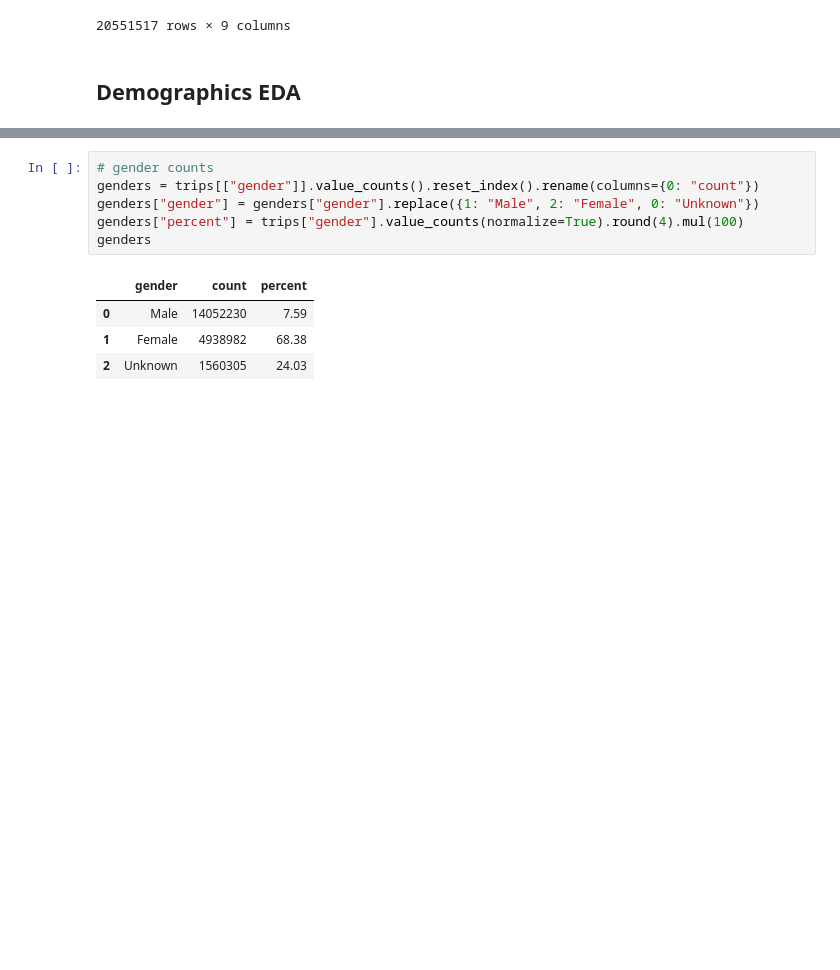
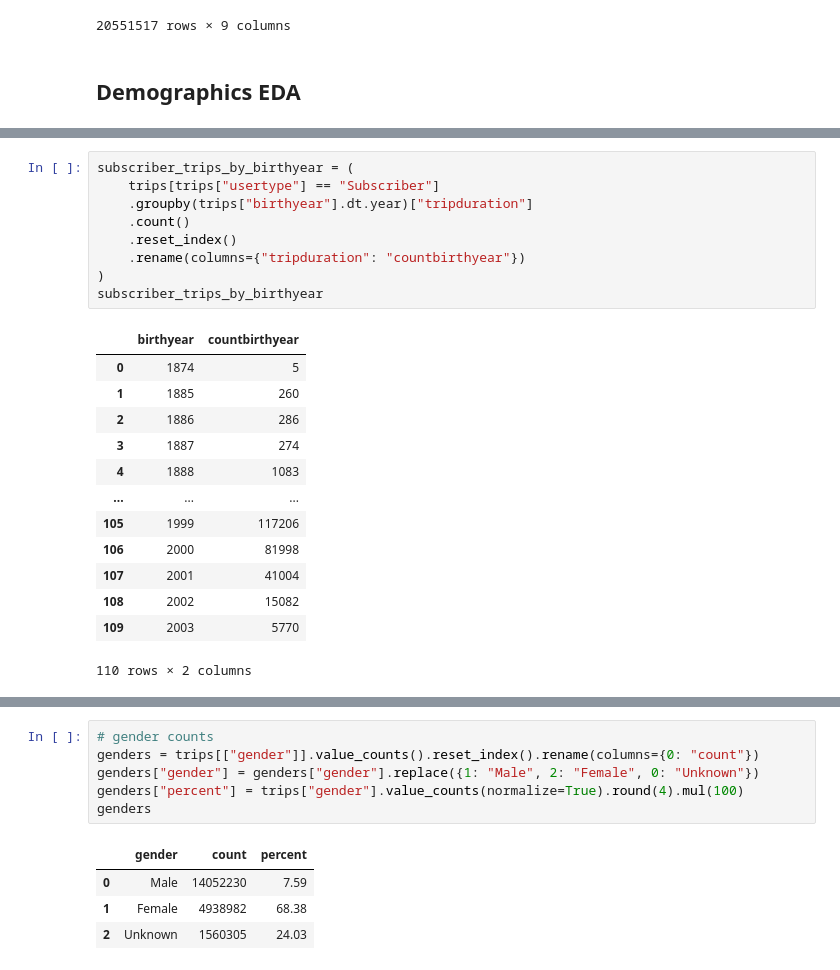
Before and after one commit to rishigoutam/citibike, a Jupyter notebook: eda/demographics.ipynb, the cells around one changed output, grey strips where cells are left out. Drawn from its saved outputs; the diff is of its cells as text; blank space fills up the shorter version.

```diff
--- a/eda/demographics.ipynb
+++ b/eda/demographics.ipynb
@@ -96,0 +76,23 @@ del birthyears
+# %%
+subscriber_trips_by_birthyear = (
+    trips[trips["usertype"] == "Subscriber"]
+    .groupby(trips["birthyear"].dt.year)["tripduration"]
+    .count()
+    .reset_index()
+    .rename(columns={"tripduration": "countbirthyear"})
+)
+subscriber_trips_by_birthyear
+# %% [output]
+|  | birthyear | countbirthyear |
+| 0 | 1874 | 5 |
+| 1 | 1885 | 260 |
+| 2 | 1886 | 286 |
+| 3 | 1887 | 274 |
+| 4 | 1888 | 1083 |
+| ... | ... | ... |
+| 105 | 1999 | 117206 |
+| 106 | 2000 | 81998 |
+| 107 | 2001 | 41004 |
+| 108 | 2002 | 15082 |
+| 109 | 2003 | 5770 |
+110 rows × 2 columns
```
Also changed, not shown: parts of 12 cells of this notebook.
